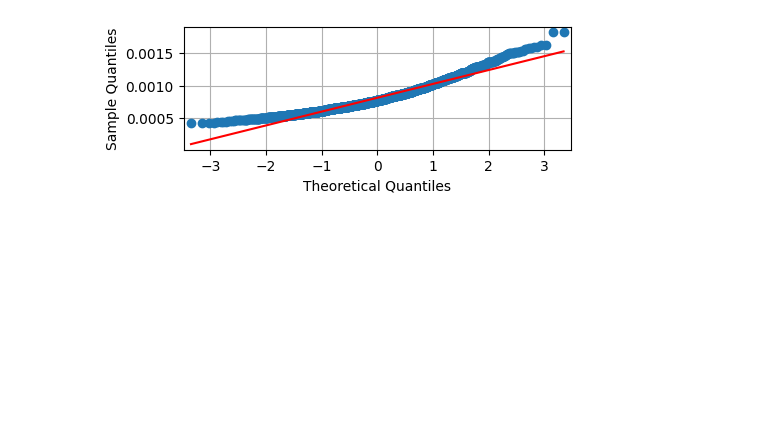
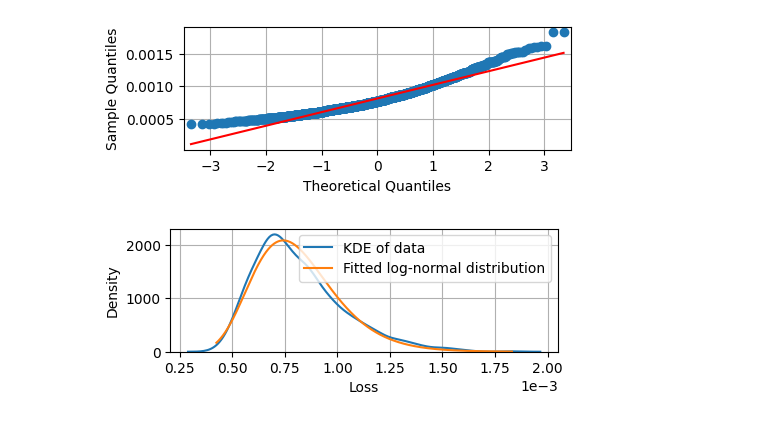
Before and after one commit to florian-n/idp-public, a Jupyter notebook: notebooks/analysis_distribution.ipynb, the cells around one changed output. Drawn from its saved outputs; the diff is of its cells as text; code cells hidden in the pictures; blank space fills up the shorter version.

```diff
--- a/notebooks/analysis_distribution.ipynb
+++ b/notebooks/analysis_distribution.ipynb
@@ -86,3 +88,25 @@ plt.savefig("../plots/analysis_distribution_qq.svg")
 plt.show()
 # %% [output]
 [figure]
+# %%
+# Source: https://stackoverflow.com/a/48714620
+fitting_params = scipy.stats.lognorm.fit(losses, floc=0)
+norm_dist_fitted = scipy.stats.lognorm(*fitting_params)
+
+fitted_x = np.linspace(min(losses), max(losses), 1000)
+fitted_y = norm_dist_fitted.pdf(fitted_x)
+
+sns.kdeplot(losses, bw_adjust=1, label="KDE of data")
+plt.plot(fitted_x, fitted_y, label="Fitted log-normal distribution")
+
+plt.xlabel("Loss")
+plt.ylabel("Density")
+plt.grid()
+plt.gcf().set_size_inches(5, 1.6)
+#plt.gca().xaxis.set_major_formatter(FormatStrFormatter("%.4f"))
+plt.ticklabel_format(style='sci', axis='x', scilimits=(0,0))
+plt.legend()
+plt.savefig("../plots/analysis_distribution.svg")
+plt.show()
+# %% [output]
+[figure, added]
```
Also changed, not shown: parts of 5 cells of this notebook, 42 other files.
